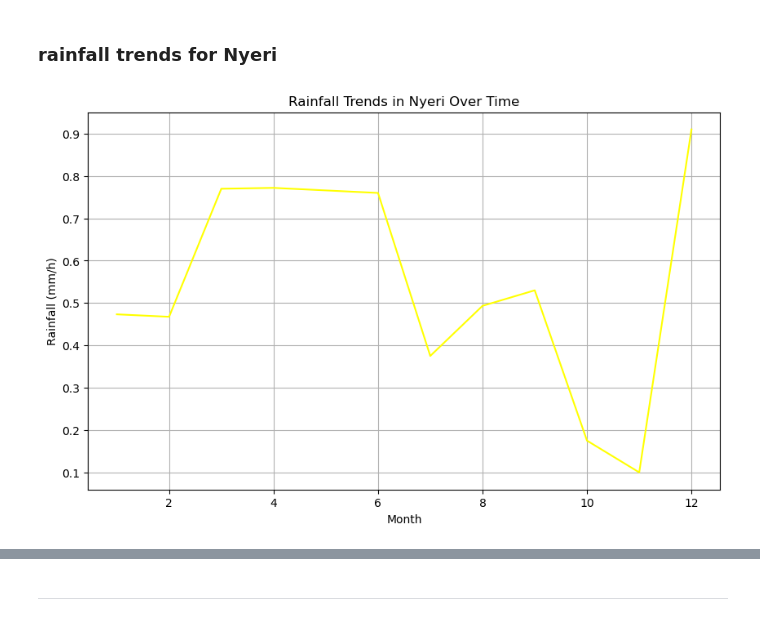
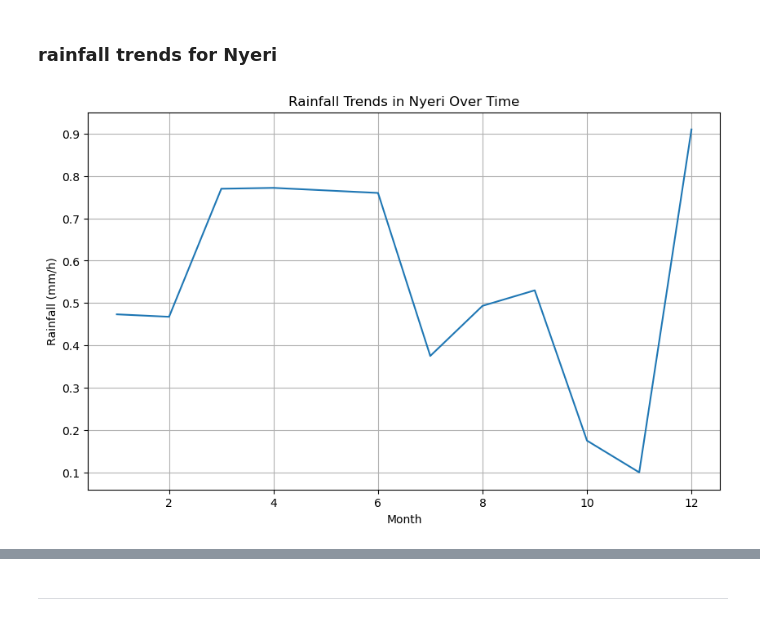
Before and after one commit to GichukiEdwin/Data_Science_EA_Projects, a Jupyter notebook: Weather_Data_Analysis_and_Forecasting.ipynb, the cells around one changed output, grey strips where cells are left out. Cells and saved outputs as stored; diff of their text form; code cells hidden in the pictures.

```diff
--- a/Weather_Data_Analysis_and_Forecasting.ipynb
+++ b/Weather_Data_Analysis_and_Forecasting.ipynb
@@ -547,16 +549,16 @@ mombasa_df.shape
 # %%
 nyeri_df = df1[df1['city'] == 'Nyeri']
 
 monthly_avg_rain_nyr=nyeri_df[['month','rain']].groupby('month').mean()
 plt.figure(figsize=(10,6))
-plt.plot(monthly_avg_rain_nyr, label='Nyeri', color='yellow')
+plt.plot(monthly_avg_rain_nyr, label='Nyeri')
 plt.title('Rainfall Trends in Nyeri Over Time')
 plt.xlabel('Month')
 plt.ylabel('Rainfall (mm/h)')
 plt.grid(True)
 plt.show()
 # %% [output]
-[figure, old version]
+[figure, new version]
 # %%
 nyeri_df.head()
 # %% [output]
```
Also changed, not shown: parts of 2 cells of this notebook.
